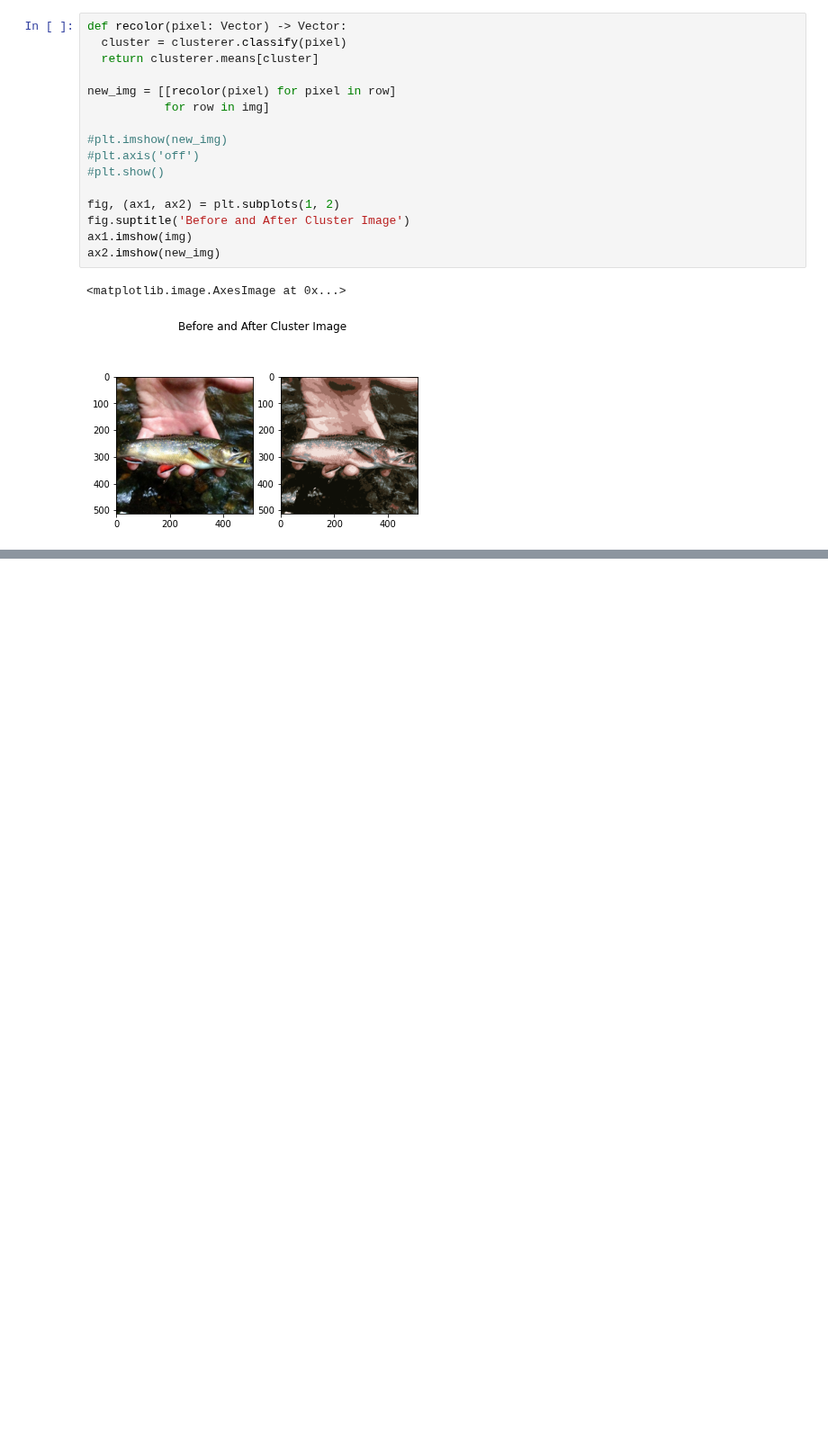
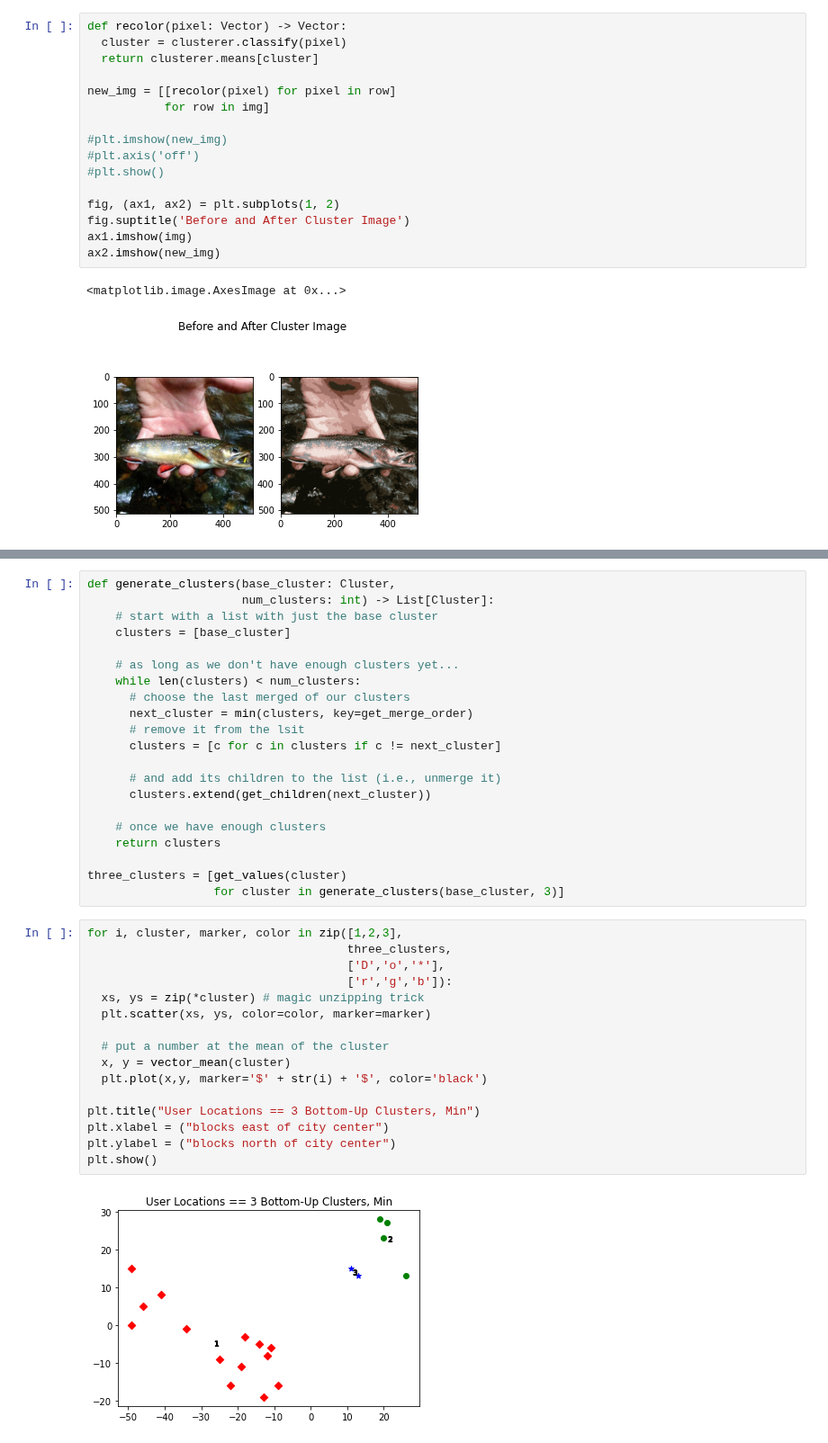
Before and after one commit to jamestheengineer/data-science-from-scratch-Python, a Jupyter notebook: Chapter_20.ipynb, the cells around one changed output, grey strips where cells are left out. Shown at 90% size. Saved outputs shown, nothing was run; the diff lists cells and outputs as text; blank space fills up the shorter version.

```diff
--- a/Chapter_20.ipynb
+++ b/Chapter_20.ipynb
@@ -204,0 +263,39 @@ assert get_values(merged) == [[10,20],[30,-15]]
+# %%
+def generate_clusters(base_cluster: Cluster,
+                      num_clusters: int) -> List[Cluster]:
+    # start with a list with just the base cluster
+    clusters = [base_cluster]
+
+    # as long as we don't have enough clusters yet...
+    while len(clusters) < num_clusters:
+      # choose the last merged of our clusters
+      next_cluster = min(clusters, key=get_merge_order)
+      # remove it from the lsit
+      clusters = [c for c in clusters if c != next_cluster]
+
+      # and add its children to the list (i.e., unmerge it)
+      clusters.extend(get_children(next_cluster))
+
+    # once we have enough clusters
+    return clusters
+
+three_clusters = [get_values(cluster)
+                  for cluster in generate_clusters(base_cluster, 3)]
+# %%
+for i, cluster, marker, color in zip([1,2,3],
+                                     three_clusters,
+                                     ['D','o','*'],
+                                     ['r','g','b']):
+  xs, ys = zip(*cluster) # magic unzipping trick
+  plt.scatter(xs, ys, color=color, marker=marker)
+
+  # put a number at the mean of the cluster
+  x, y = vector_mean(cluster)
+  plt.plot(x,y, marker='$' + str(i) + '$', color='black')
+
+plt.title("User Locations == 3 Bottom-Up Clusters, Min")
+plt.xlabel = ("blocks east of city center")
+plt.ylabel = ("blocks north of city center")
+plt.show()
+# %% [output]
+[figure, added]
```
Also changed, not shown: parts of 3 cells of this notebook.
